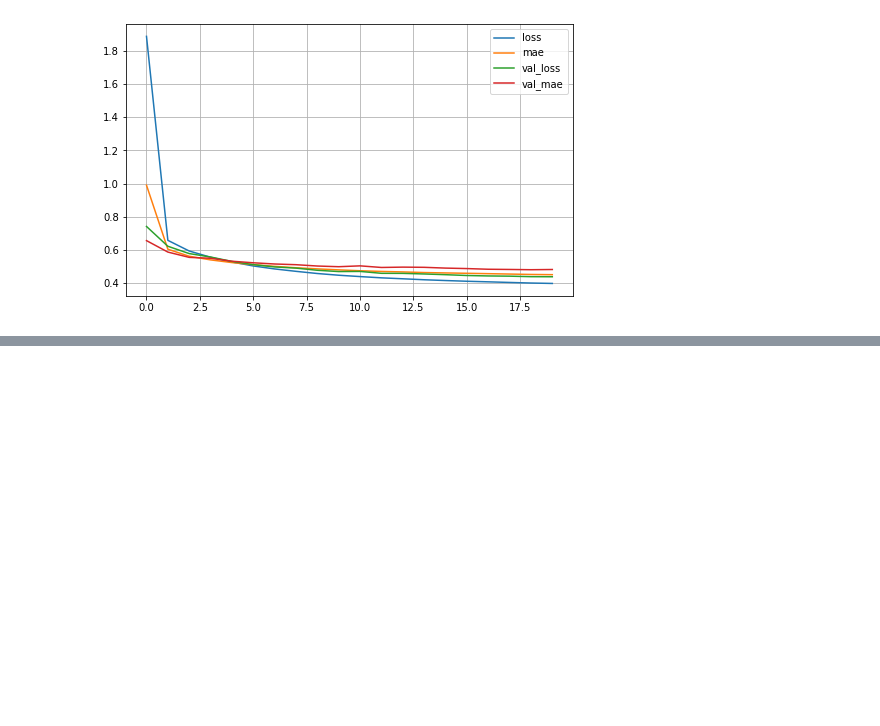
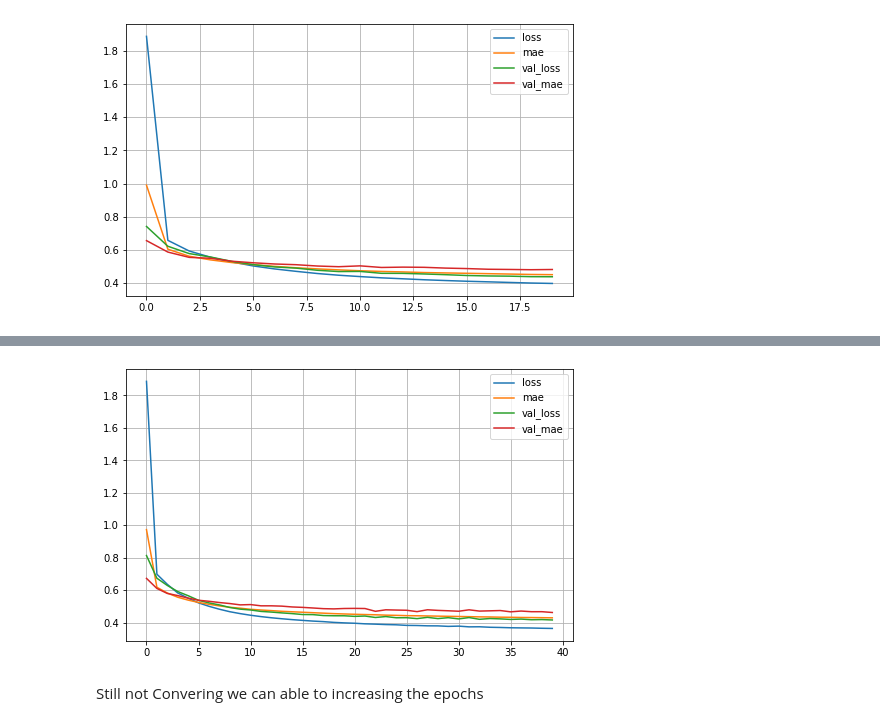
Before and after one commit to krishna13052001/cnnworks, a Jupyter notebook: housepredicitions.ipynb, the cells around one changed output, grey strips where cells are left out. Cells and saved outputs as stored; diff of their text form; code cells hidden in the pictures; blank space fills up the shorter version.

```diff
--- a/housepredicitions.ipynb
+++ b/housepredicitions.ipynb
@@ -102,0 +109,7 @@ plt.show()
+# %%
+input_layer = keras.layers.Input(shape = X_train.shape[1:])
+hidden_layer_1 = keras.layers.Dense(30, activation="relu")(input_layer)
+hidden_layer_2 = keras.layers.Dense(30, activation="relu")(hidden_layer_1)
+concat = keras.layers.concatenate([input_layer,hidden_layer_2])
+output = keras.layers.Dense(1)(concat)
+model = keras.models.Model(inputs=[input_layer],outputs=[output])
@@ -102,0 +138,4 @@ plt.show()
+# %%
+model.compile(loss="mean_squared_error", optimizer=keras.optimizers.SGD(learning_rate=1e-3),metrics=['mae'])
+# %%
+model_history = model.fit(X_train,y_train,epochs=40,validation_data=(X_validate,y_validate))
@@ -102,0 +184,8 @@ plt.show()
+# %%
+pd.DataFrame(model_history.history).plot(figsize=(8,5))
+plt.grid(True)
+plt.show()
+# %% [output]
+[figure, added]
+# %% [markdown]
+Still not Convering we can able to increasing the epochs
```
Also changed, not shown: parts of 7 cells of this notebook.
